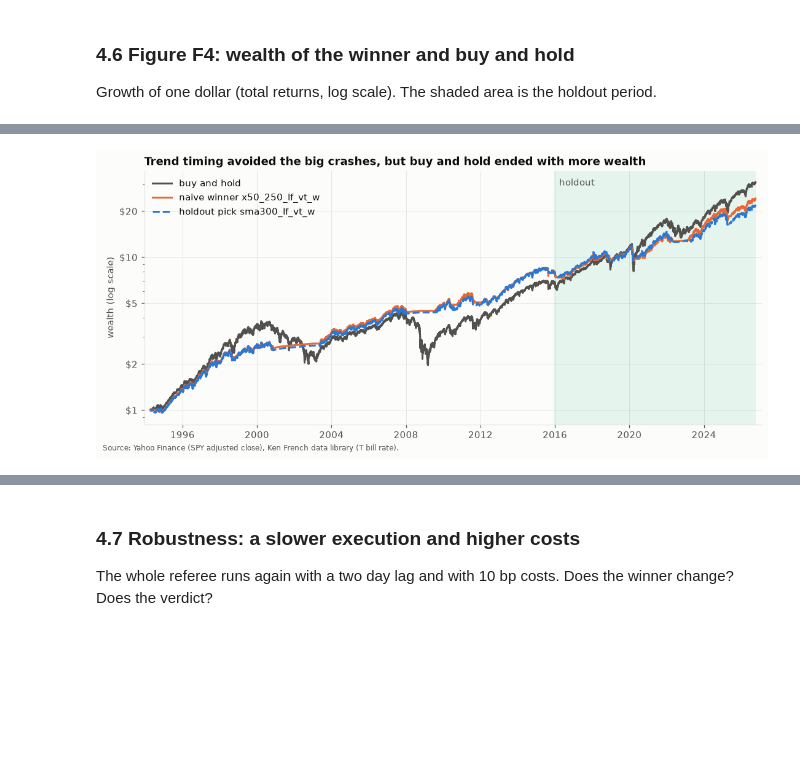
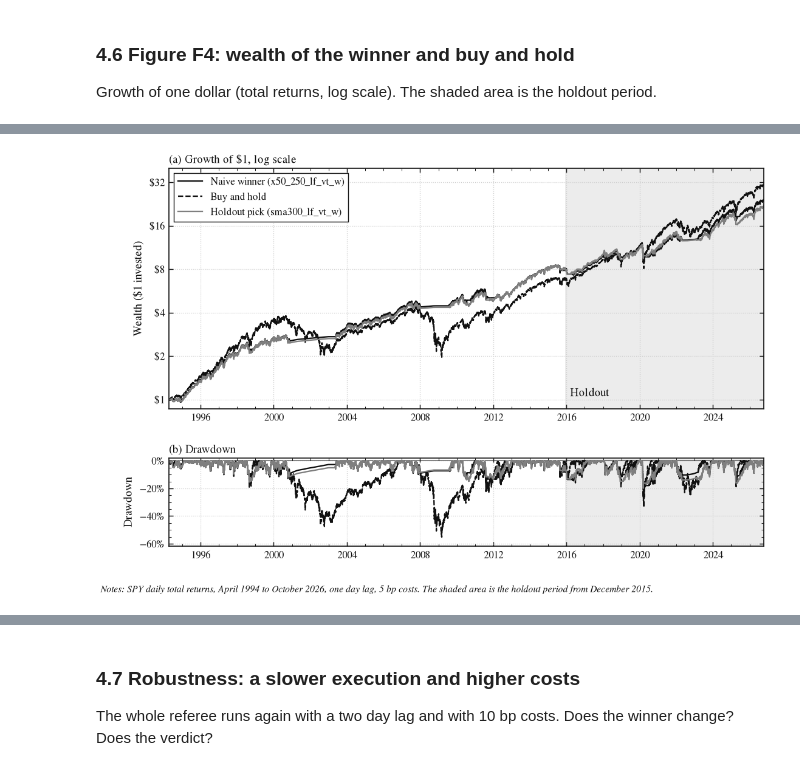
Before and after one commit to FranzTriebe/quant_finance, a Jupyter notebook: projects/p01_referee/04_referee.ipynb, the cells around one changed output, grey strips where cells are left out. Saved outputs shown, nothing was run; the diff lists cells and outputs as text; code cells hidden in the pictures; blank space fills up the shorter version.

```diff
--- a/projects/p01_referee/04_referee.ipynb
+++ b/projects/p01_referee/04_referee.ipynb
@@ -312,24 +319,13 @@ display(holdout_table)
 
 Growth of one dollar (total returns, log scale). The shaded area is the holdout period.
 # %%
-wealth_lines = {
-    "buy and hold": (
-        (1 + benchmark["total"]).cumprod(),
-        PALETTE["text_secondary"],
-        "-",
-    ),
-    f"naive winner {winner}": (
-        (1 + winner_result["total"]).cumprod(),
-        PALETTE["comparison"],
-        "-",
-    ),
-    f"holdout pick {hold['selected']}": (
-        (1 + run["results"][hold["selected"]]["total"]).cumprod(),
-        PALETTE["primary"],
-        "--",
-    ),
+totals = {
+    f"Naive winner ({winner})": winner_result["total"],
+    "Buy and hold": benchmark["total"],
+    f"Holdout pick ({hold['selected']})": run["results"][hold["selected"]]["total"],
 }
-for label, (wealth, _, _) in wealth_lines.items():
+for label, total in totals.items():
+    wealth = (1 + total).cumprod()
     print(
         f"{label}: {wealth.loc[: hold['split_date']].iloc[-2]:.1f} dollars at the start of the holdout, {wealth.iloc[-1]:.1f} at the end"
     )
@@ -340,37 +336,22 @@ holdout pick sma300_lf_vt_w: 8.0 dollars at the start of the holdout, 21.8 at th
-# %%
-fig, ax = plt.subplots()
-for label, (wealth, color, style) in wealth_lines.items():
-    ax.plot(wealth, label=label, color=color, linestyle=style)
-ax.axvspan(
-    hold["split_date"],
-    excess.index[-1],
-    color=PALETTE["third"],
-    alpha=0.10,
-    linewidth=0,
-)
-ax.annotate(
-    "holdout",
-    (hold["split_date"], 0.97),
-    xycoords=("data", "axes fraction"),
-    xytext=(6, 0),
-    textcoords="offset points",
-    va="top",
-    color=PALETTE["text_secondary"],
-)
-ax.set_yscale("log")
-ax.yaxis.set_major_locator(matplotlib.ticker.LogLocator(subs=(1, 2, 5)))
-ax.yaxis.set_minor_formatter(matplotlib.ticker.NullFormatter())
-ax.yaxis.set_major_formatter(FuncFormatter(lambda v, _: f"\\${v:,.0f}"))
-ax.set_ylabel("wealth (log scale)")
-ax.set_title(
-    "Trend timing avoided the big crashes, but buy and hold ended with more wealth"
-)
-ax.legend(loc="upper left")
-ax.margins(x=0.01)
-fig.text(0.01, 0, SOURCE, fontsize=8, alpha=0.7)
-fig.tight_layout()
-fig.savefig(OUTPUT_DIR / "f4_wealth.png")
-plt.show()
-# %% [output]
-[figure, removed]
+# %%
+fig, (ax_w, ax_dd) = acad.wealth_drawdown_figure(
+    totals,
+    table=False,
+    recessions=None,
+    note="Notes: SPY daily total returns, April 1994 to October 2026, one day lag, 5 bp costs. The shaded area is the holdout period from December 2015.",
+)
+acad.shade(ax_w, hold["split_date"], excess.index[-1])
+acad.shade(ax_dd, hold["split_date"], excess.index[-1])
+ax_w.annotate(
+    "Holdout",
+    (hold["split_date"], 0.04),
+    xycoords=("data", "axes fraction"),
+    xytext=(4, 0),
+    textcoords="offset points",
+    va="bottom",
+)
+acad.save(fig, "f4_wealth", outdir=OUTPUT_DIR)
+plt.show()
+# %% [output]
+[figure, added]
 # %% [markdown]
```
Also changed, not shown: parts of 11 cells of this notebook.
